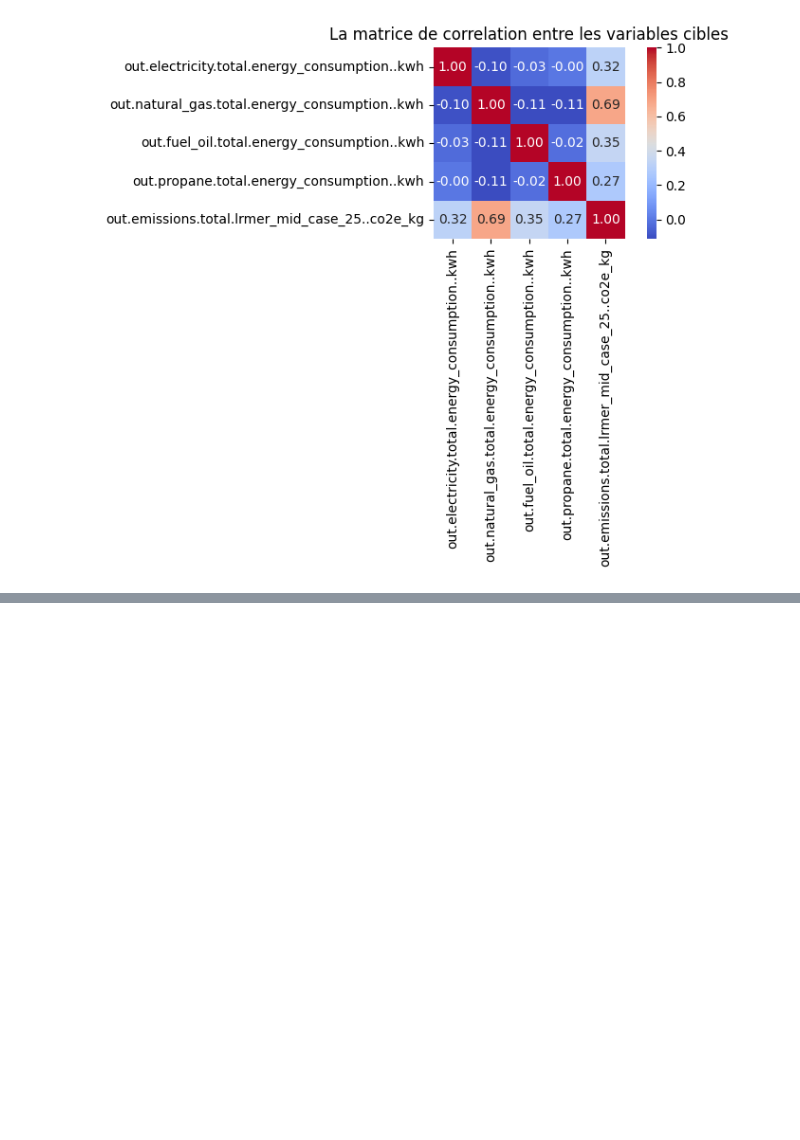
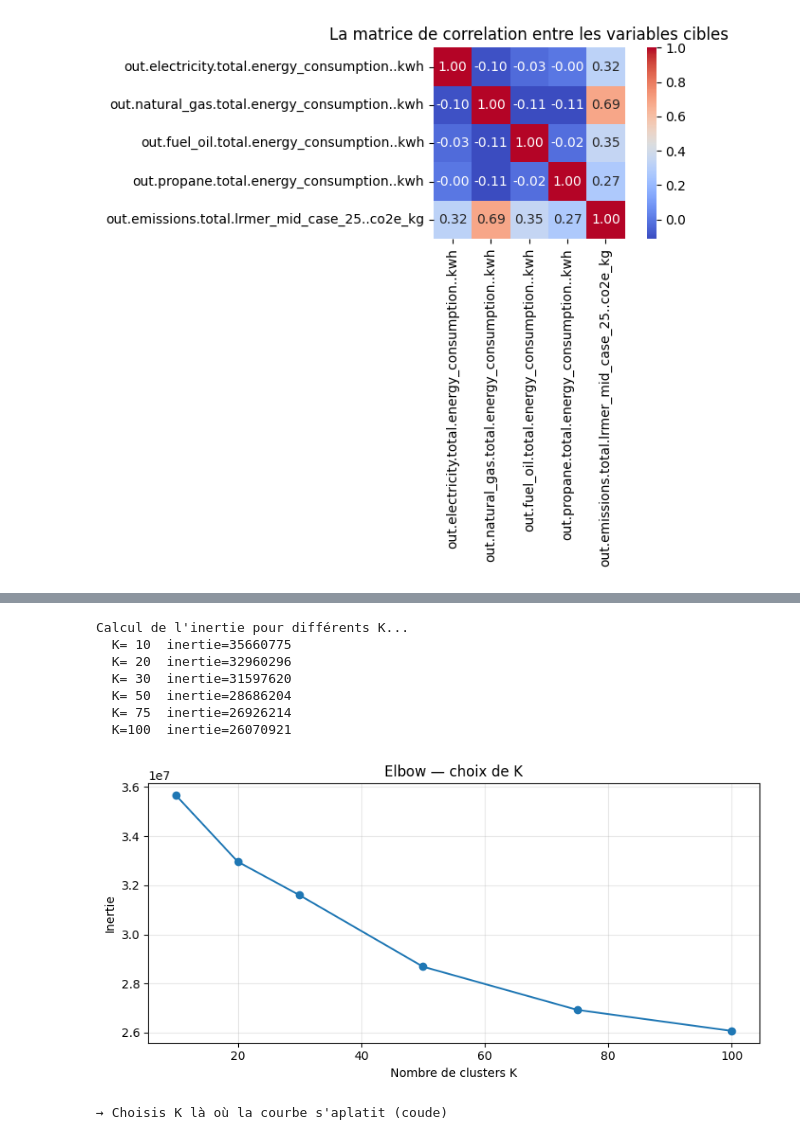
Before and after one commit to BOUBAKERAMDY/FlexiMax, a Jupyter notebook: notebooks/05_deeplearning/analyse_exploratoires.ipynb, the cells around one changed output, grey strips where cells are left out. Cells and saved outputs as stored; diff of their text form; code cells hidden in the pictures; blank space fills up the shorter version.

Commit message:
finalisation de l'encodage et le clustering

```diff
--- a/notebooks/05_deeplearning/analyse_exploratoires.ipynb
+++ b/notebooks/05_deeplearning/analyse_exploratoires.ipynb
@@ -2,13 +2,19 @@
 ## Analyses exploratoires
 #### la matrice de correlation, la distribution des données,
 # %%
+import numpy as np
 import pandas as pd
-import numpy as np
 from pathlib import Path
+from sklearn.preprocessing import StandardScaler
+import joblib
 
 ROOT           = Path().resolve().parent.parent
 DATA_PROCESSED = ROOT / 'data' / 'processed'
 
-df = pd.read_parquet(DATA_PROCESSED / 'features_encodees.parquet')
-print('Dataset chargé :', df.shape)
+X = pd.read_parquet(DATA_PROCESSED / 'X.parquet')
+Y = pd.read_parquet(DATA_PROCESSED / 'Y.parquet')
+df=pd.concat([X,Y],axis=1)
+print(f"X : {X.shape}")
+print(f"Y : {Y.shape}")
+print(f"df : {df.shape}")
 # %% [output]
@@ -156,0 +212,40 @@ plt.show()
+# %%
+from sklearn.cluster import MiniBatchKMeans
+from sklearn.model_selection import train_test_split
+import matplotlib.pyplot as plt
+
+# Trouver le bon K avec la méthode Elbow
+# On travaille sur X_train_sc (déjà normalisé)
+# MiniBatchKMeans : beaucoup plus rapide que KMeans sur 550k lignes
+
+inertias = {}
+K_RANGE  = [10, 20, 30, 50, 75, 100]
+
+print("Calcul de l'inertie pour différents K...")
+for k in K_RANGE:
+    km = MiniBatchKMeans(n_clusters=k, random_state=42,
+                         batch_size=10_000, n_init=3)
+    km.fit(X_train_sc)
+    inertias[k] = km.inertia_
+    print(f"  K={k:3d}  inertie={km.inertia_:.0f}")
+
+plt.figure(figsize=(8, 4))
+plt.plot(list(inertias.keys()), list(inertias.values()), 'o-')
+plt.xlabel('Nombre de clusters K')
+plt.ylabel('Inertie')
+plt.title('Elbow — choix de K')
+plt.grid(True, alpha=0.3)
+plt.tight_layout()
+plt.savefig(DATA_PROCESSED / 'elbow_kmeans.png', dpi=120)
+plt.show()
+print("→ Choisis K là où la courbe s'aplatit (coude)")
+# %% [output]
+Calcul de l'inertie pour différents K...
+  K= 10  inertie=35660775
+  K= 20  inertie=32960296
+  K= 30  inertie=31597620
+  K= 50  inertie=28686204
+  K= 75  inertie=26926214
+  K=100  inertie=26070921
+[figure, added]
+→ Choisis K là où la courbe s'aplatit (coude)
```
Also changed, not shown: parts of 8 cells of this notebook, 3 other files.
